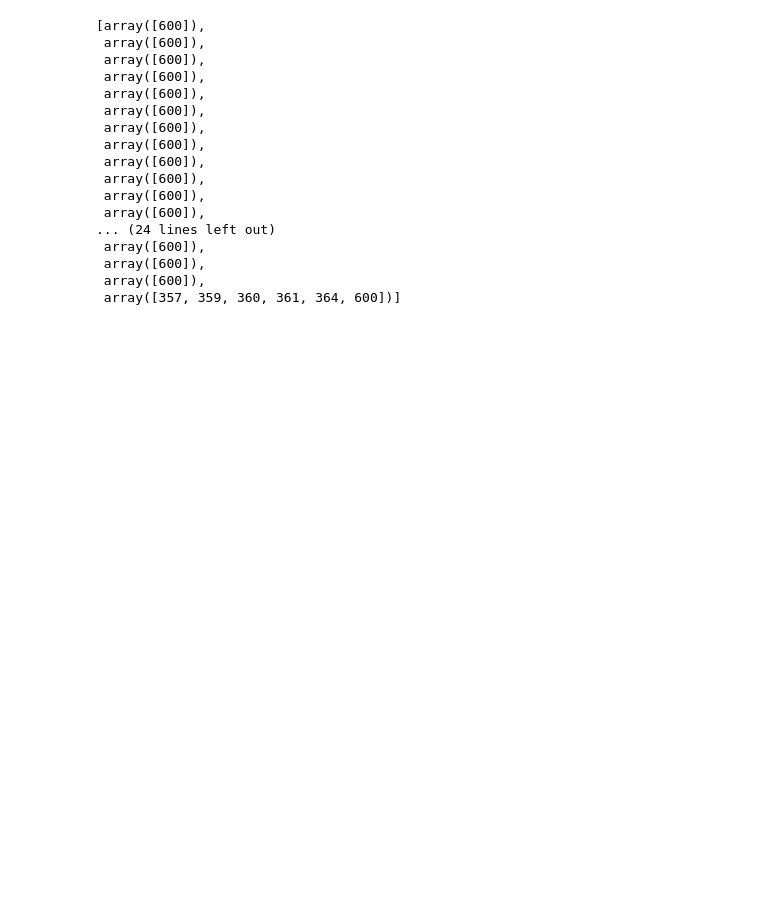
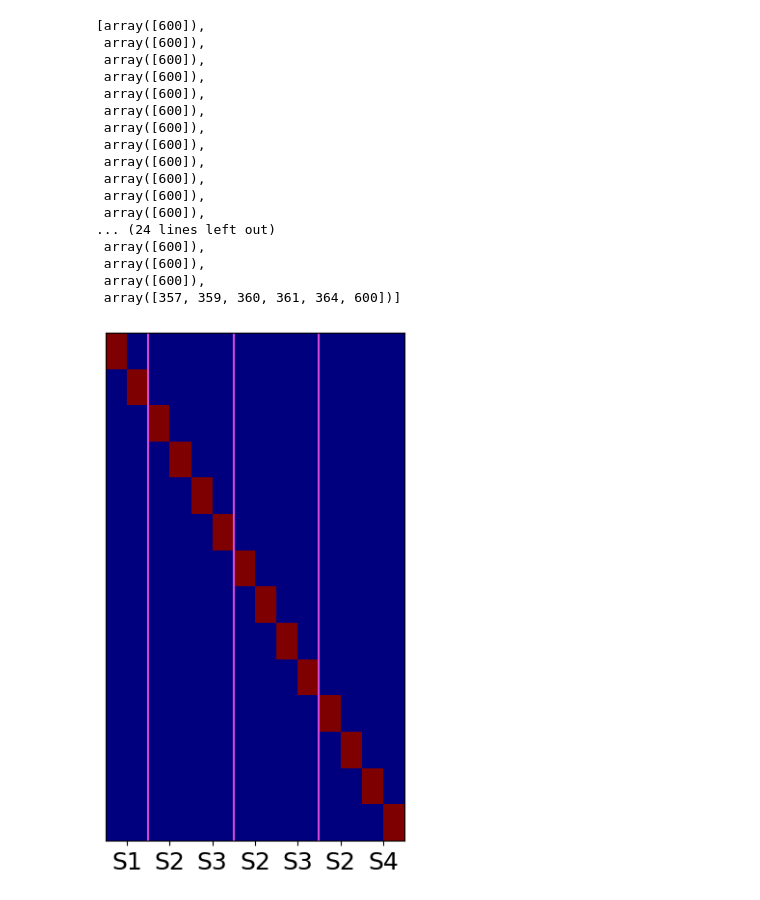
Before and after one commit to toppo365/flexiblemodel, a Jupyter notebook: lap_cells.ipynb, the cells around one changed output. Drawn from its saved outputs; the diff is of its cells as text; code cells hidden in the pictures; blank space fills up the shorter version.

```diff
--- a/lap_cells.ipynb
+++ b/lap_cells.ipynb
@@ -200,15 +200,18 @@ for x in range(2):
         allHCs.append(HCs)
         allinfs.append(infs)
 # %%
-mat = np.zeros((2*7, 7))
-for i in range(7):
-    mat[2*i:2*i+2,i] = 1
+mat = np.zeros((2*7, 14))
+for i in range(14):
+    mat[i,i] = 1
 # %%
 plt.figure(figsize = (4,8))
 plt.imshow(mat, cmap = "jet")
-plt.plot(np.ones(2)*0.5,[-0.5,13.5], color = "#D648D6")
-plt.plot(np.ones(2)*3,[-0.5,13.5], color = "#D648D6")
+plt.plot(np.ones(2)*1.5,[-0.5,13.5], color = "#D648D6")
 plt.plot(np.ones(2)*5.5,[-0.5,13.5], color = "#D648D6")
-plt.tick_params(left = False, right = False , labelleft = False ,
-                labelbottom = False, bottom = False)
+plt.plot(np.ones(2)*9.5,[-0.5,13.5], color = "#D648D6")
+plt.tick_params(left = False, right = False , labelleft = False)
+plt.xticks(np.arange(0.5,13, 2), ["S1","S2","S3","S2","S3","S2","S4"], fontsize=18)
+plt.gca().set_aspect(1.7)
 plt.savefig("./figure/dropby_2times_firing.png", bbox_inches = "tight")
+# %% [output]
+[figure, added]
```
Also changed, not shown: 1 other file.
